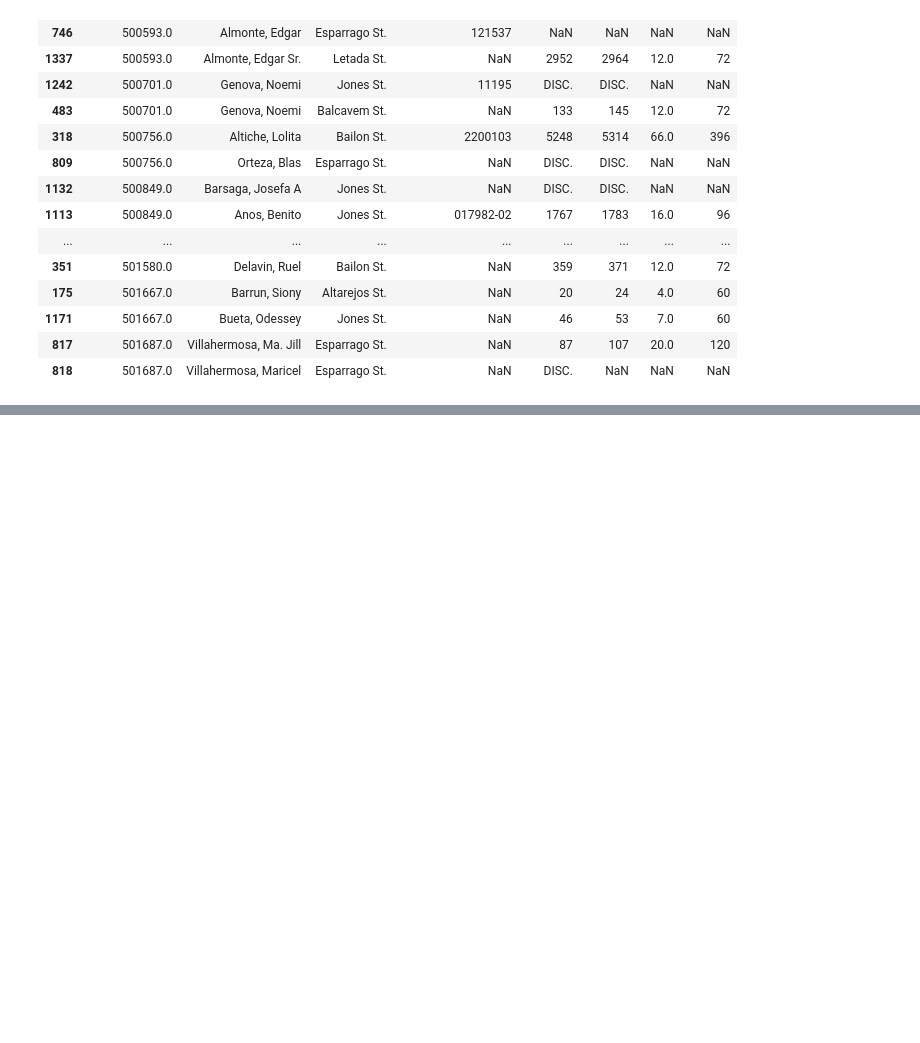
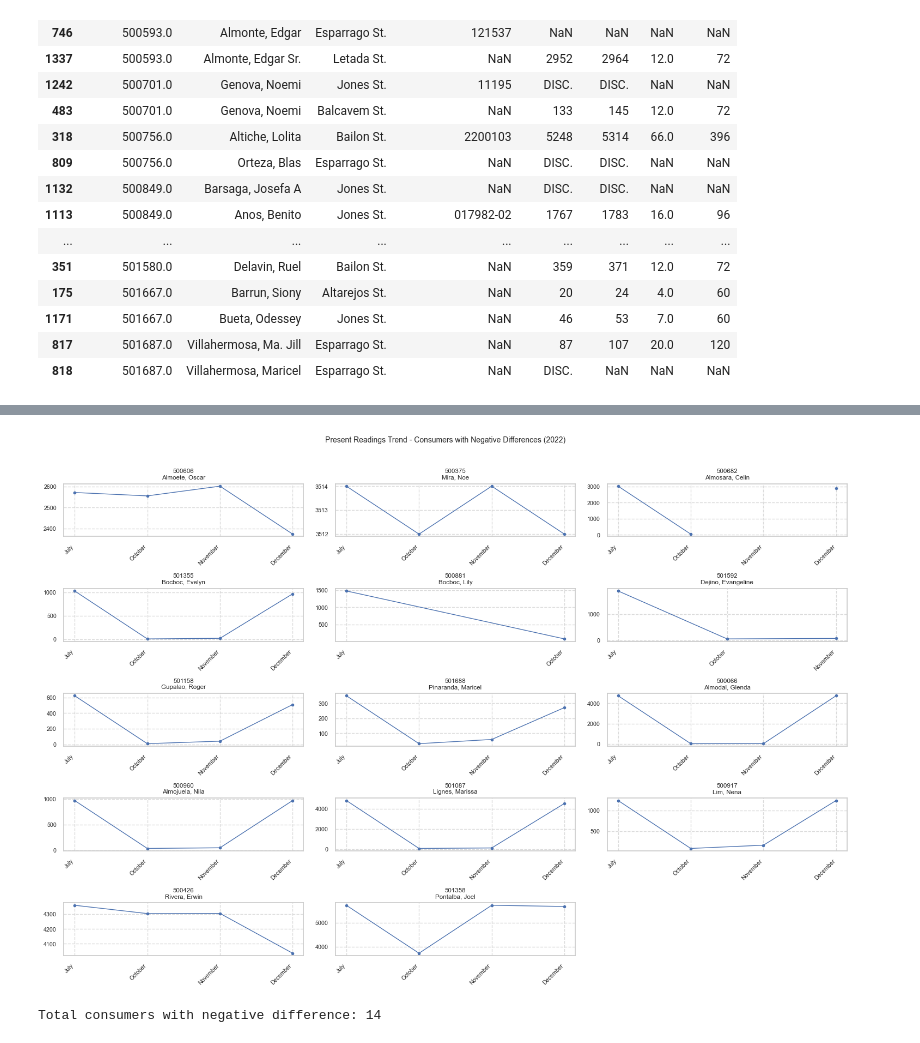
Before and after one commit to marcusAlmo/waterflow_model_training, a Jupyter notebook: data_preparation/v1/data_assessment.ipynb, the cells around one changed output, grey strips where cells are left out. Cells and saved outputs as stored; diff of their text form; code cells hidden in the pictures; blank space fills up the shorter version.

```diff
--- a/data_preparation/v1/data_assessment.ipynb
+++ b/data_preparation/v1/data_assessment.ipynb
@@ -178,0 +349,56 @@ all_duplicates
+# %%
+# Set up the plotting style
+sns.set(style="whitegrid", font_scale=0.7)
+plt.rcParams['figure.dpi'] = 100  # Smaller figure size
+
+# Prepare data for plotting
+months = ['July', 'October', 'November', 'December']
+month_cols = ['Present_july', 'Present_oct', 'Present_nov', 'Present_dec']
+
+# Create a figure with subplots for each consumer with negative difference
+n_consumers = len(negative_df)
+n_cols = 3  # Number of columns in the subplot grid
+n_rows = (n_consumers + n_cols - 1) // n_cols  # Calculate needed rows
+
+fig, axes = plt.subplots(n_rows, n_cols, figsize=(15, 2*n_rows))
+fig.suptitle('Present Readings Trend - Consumers with Negative Differences (2022)', y=1.02)
+
+# Flatten axes if only one row
+if n_rows == 1:
+    axes = axes.reshape(1, -1)
+
+for idx, (_, row) in enumerate(negative_df.iterrows()):
+    ax = axes[idx//n_cols, idx%n_cols] if n_rows > 1 else axes[idx%n_cols]
+
+    # Get readings for all months
+    readings = [row[col] for col in month_cols]
+
+    # Plot the line
+    ax.plot(months, readings, 'o-', linewidth=1, markersize=3)
+
+    # Add consumer info as title
+    consumer_name = row["Consumer's Name"][:20] + '...' if len(row["Consumer's Name"]) > 20 else row["Consumer's Name"]
+    ax.set_title(f"{row['Control Number']}\n{consumer_name}")
+
+    # Format y-axis to avoid scientific notation
+    ax.ticklabel_format(style='plain', axis='y')
+
+    # Rotate x-axis labels for better readability
+    plt.setp(ax.xaxis.get_majorticklabels(), rotation=45, ha='right')
+
+    # Add grid
+    ax.grid(True, linestyle='--', alpha=0.7)
+
+# Hide any empty subplots
+for idx in range(n_consumers, n_rows * n_cols):
+    ax = axes[idx//n_cols, idx%n_cols] if n_rows > 1 else axes[idx%n_cols]
+    ax.axis('off')
+
+plt.tight_layout()
+plt.show()
+
+# Print summary
+print(f"Total consumers with negative difference: {len(negative_df)}")
+# %% [output]
+[figure, added]
+Total consumers with negative difference: 14
```
Also changed, not shown: parts of 12 cells of this notebook, 2 other files.
